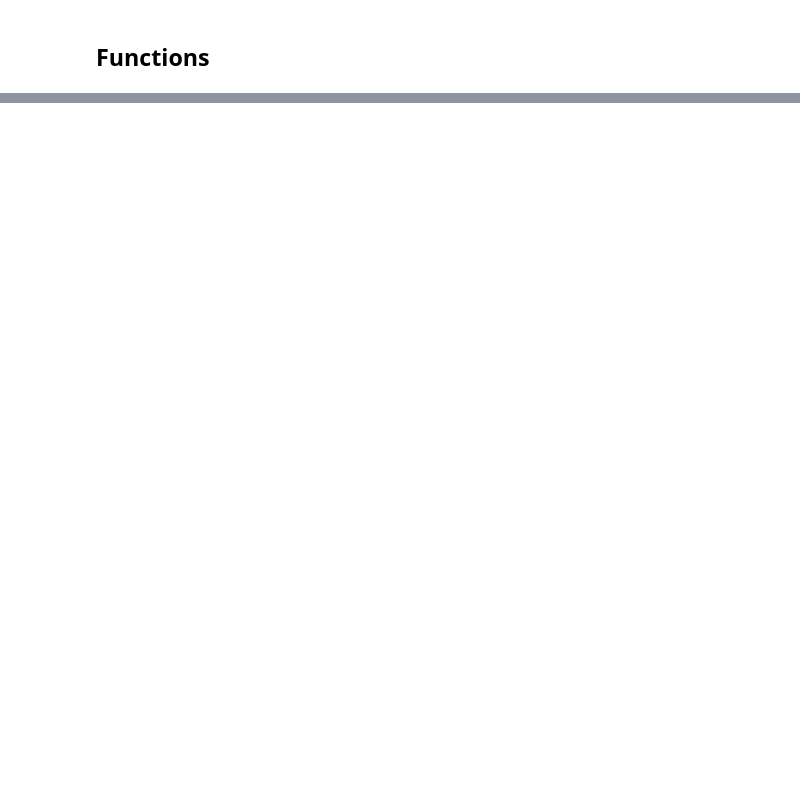
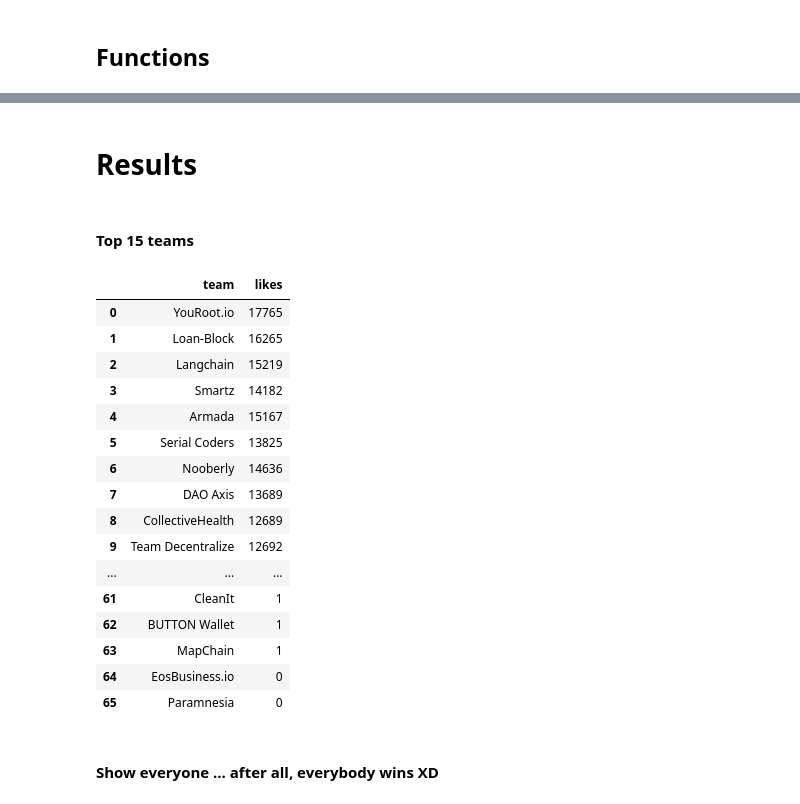
Before and after one commit to driankus/youtube-UpVote-tracker, a Jupyter notebook: scrapperBS4.ipynb, the cells around one changed output, grey strips where cells are left out. Drawn from its saved outputs; the diff is of its cells as text; code cells hidden in the pictures; blank space fills up the shorter version.

```diff
--- a/scrapperBS4.ipynb
+++ b/scrapperBS4.ipynb
@@ -192,0 +92,28 @@ a[0].text
+# %% [markdown]
+# Results
+# %% [markdown]
+####  Top 15 teams
+# %%
+lastVote = 'likes'
+tracker.columns = ['team','url', '1:30', '0:49', '0:29', lastVote]
+tracker[['team', lastVote]]
+# %% [output]
+|  | team | likes |
+| 0 | YouRoot.io | 17765 |
+| 1 | Loan-Block | 16265 |
+| 2 | Langchain | 15219 |
+| 3 | Smartz | 14182 |
+| 4 | Armada | 15167 |
+| 5 | Serial Coders | 13825 |
+| 6 | Nooberly | 14636 |
+| 7 | DAO Axis | 13689 |
+| 8 | CollectiveHealth | 12689 |
+| 9 | Team Decentralize | 12692 |
+| ... | ... | ... |
+| 61 | CleanIt | 1 |
+| 62 | BUTTON Wallet | 1 |
+| 63 | MapChain | 1 |
+| 64 | EosBusiness.io | 0 |
+| 65 | Paramnesia | 0 |
+# %% [markdown]
+#### Show everyone ... after all, everybody wins XD
```
Also changed, not shown: parts of 51 cells of this notebook, 23 other files.
